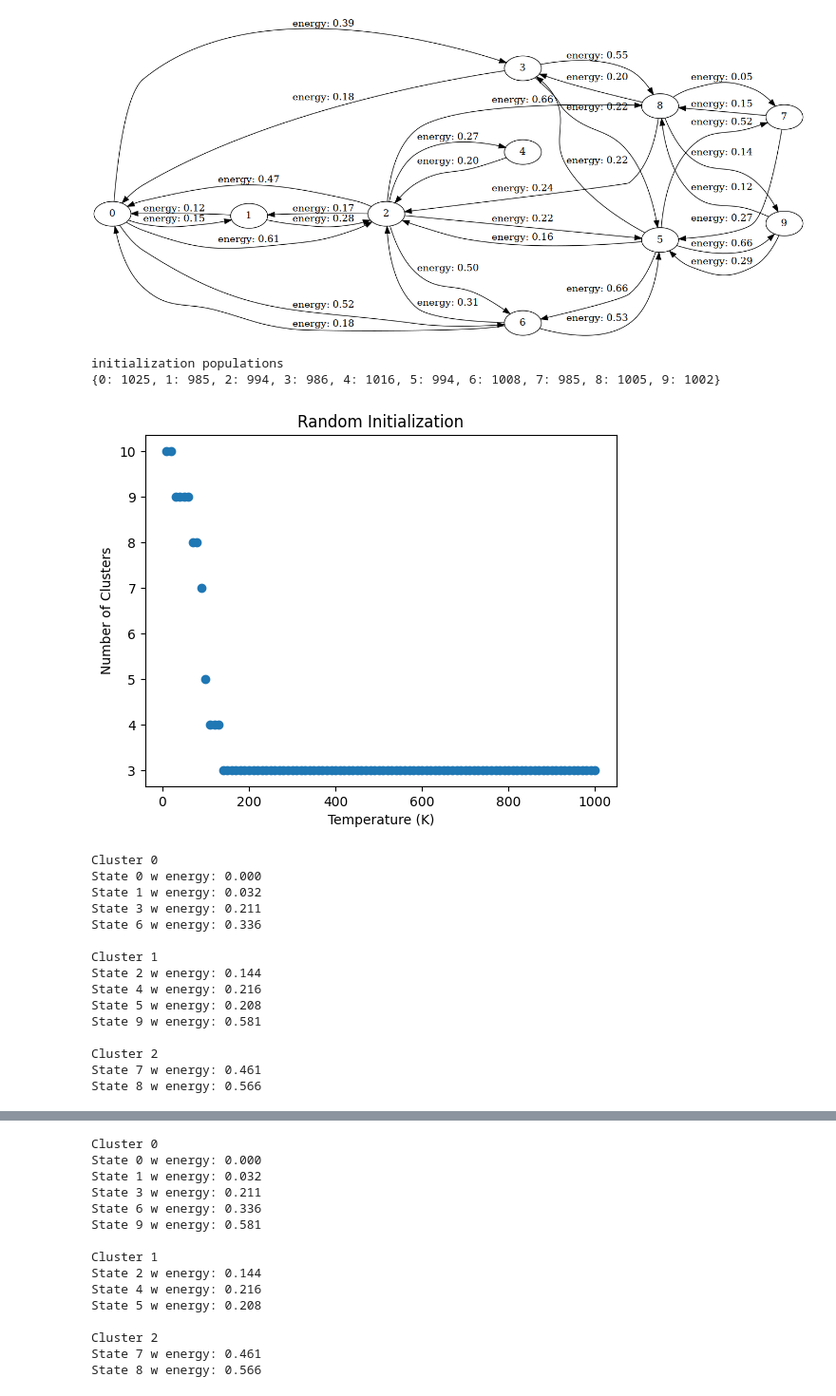
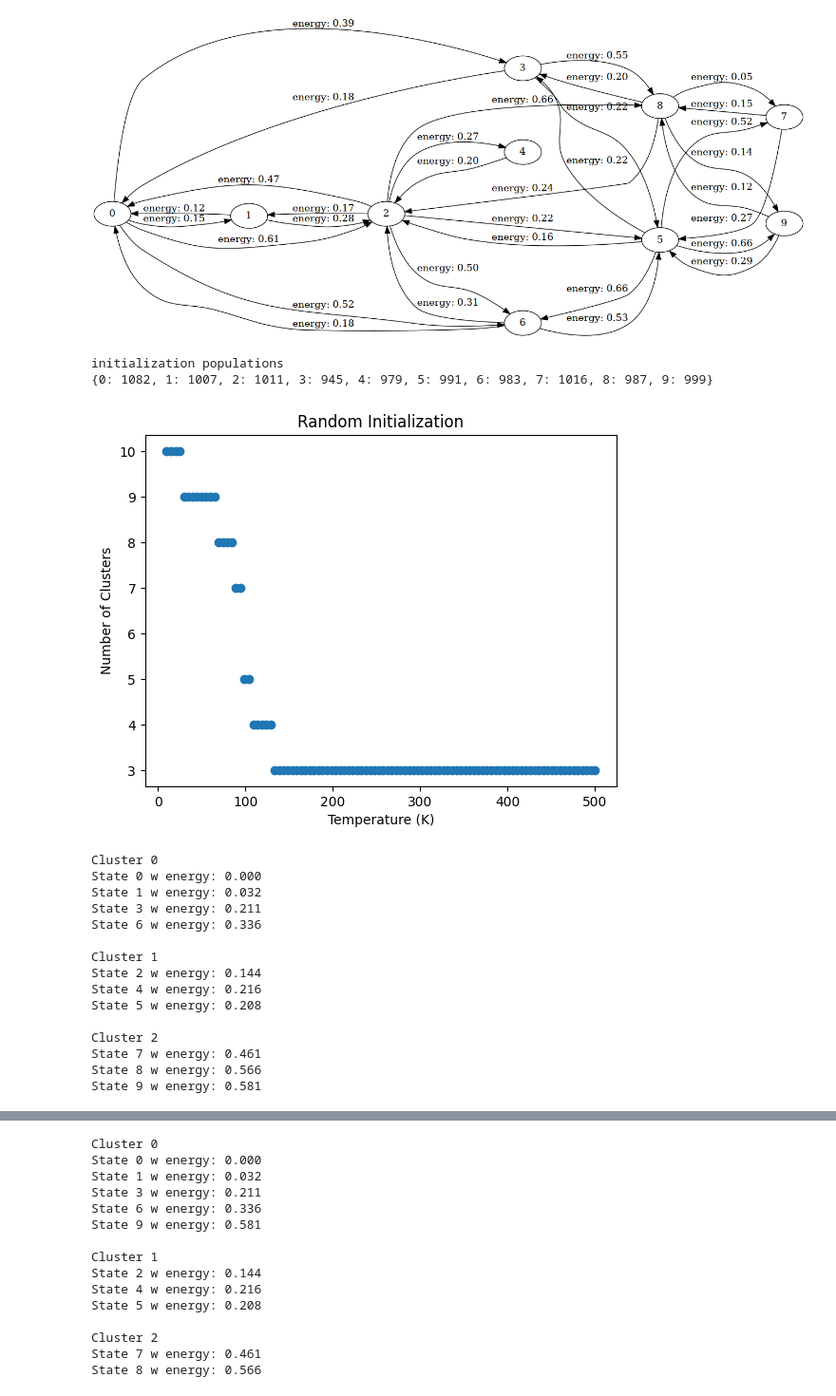
Before and after one commit to santi921/kmcluster, a Jupyter notebook: kmcluster/scripts/test_new.ipynb, the cells around one changed output, grey strips where cells are left out. Shown at 95% size. Drawn from its saved outputs; the diff is of its cells as text; code cells hidden in the pictures.

```diff
--- a/kmcluster/scripts/test_new.ipynb
+++ b/kmcluster/scripts/test_new.ipynb
@@ -210,7 +210,7 @@ import matplotlib.pyplot as plt
 init_boltz = boltz(energies=H1_E, T=temp_boltz, size=10000)
 init_random = random_init(10000, energies_mat.shape[0])
 
-def temp_sweep_and_plot(energies_mat, min_temp=10, max_temp=1000, num_temps=100, pref = None, title=None, ret_ap=False):
+def temp_sweep_and_plot(energies_mat, min_temp=10, max_temp=500, num_temps=100, pref = None, title=None, ret_ap=False):
     list_clusters = []
     list_temps = []
     top_cluster_list = []
@@ -226,35 +226,35 @@ def temp_sweep_and_plot(energies_mat, min_temp=10, max_temp=1000, num_temps=100,
         list_clusters.append(len(n_clusters))
         list_temps.append(temp)
         top_cluster_list.append(top_cluster)
         #print(n_clusters)
         #print(n_clu)
 
     plt.scatter(x=list_temps, y=list_clusters)
     #plt.scatter(x=list_temps, y=top_cluster_list)
     plt.xlabel("Temperature (K)")
     plt.ylabel("Number of Clusters")
     if title is not None:
         plt.title(title)
     else:
         plt.title("Number of Clusters vs Temperature")
     plt.show()
     #print(ap.labels_)
     # compute the number of indices in top cluster
     # get the most common index
     #np.mode(ap.labels_)
     n_top_cluster = st.mode(ap.labels_)
     if ret_ap:
         return ap
 
 
 ap_rand = temp_sweep_and_plot(energies_mat, pref=init_random.get_init_populations(), title="Random Initialization", ret_ap=True)
 nice_print_clusters(ap_rand, H1_E)
 ap_boltz = temp_sweep_and_plot(energies_mat, pref=init_boltz.get_init_populations(), title="Boltzmann Initialization", ret_ap=True)
 nice_print_clusters(ap_boltz, H1_E)
 # %% [output]
 initialization populations
-{0: 1025, 1: 985, 2: 994, 3: 986, 4: 1016, 5: 994, 6: 1008, 7: 985, 8: 1005, 9: 1002}
+{0: 1082, 1: 1007, 2: 1011, 3: 945, 4: 979, 5: 991, 6: 983, 7: 1016, 8: 987, 9: 999}
-[figure, old version]
+[figure, new version]
 Cluster 0
 State 0 w energy: 0.000
 State 1 w energy: 0.032
@@ -265,8 +265,8 @@ Cluster 1
 State 2 w energy: 0.144
 State 4 w energy: 0.216
 State 5 w energy: 0.208
-State 9 w energy: 0.581
 
 Cluster 2
 State 7 w energy: 0.461
 State 8 w energy: 0.566
+State 9 w energy: 0.581
```
Also changed, not shown: parts of 2 cells of this notebook, 2 other files.
